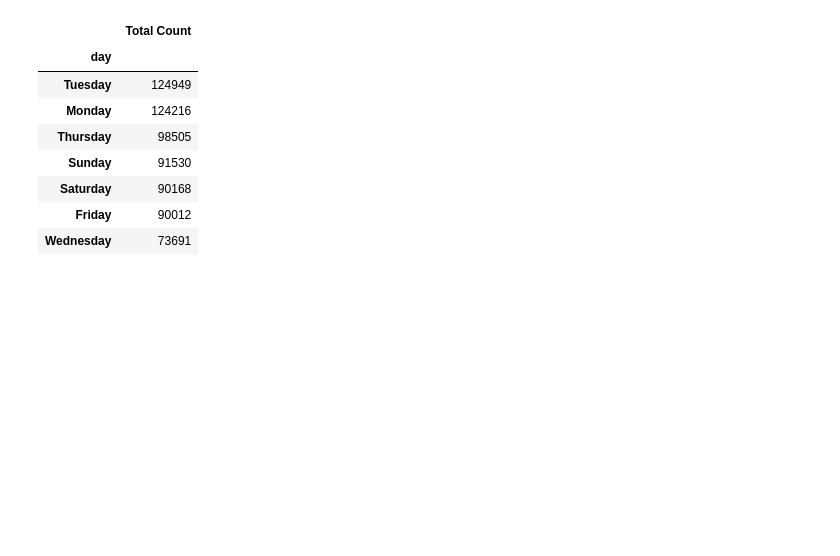
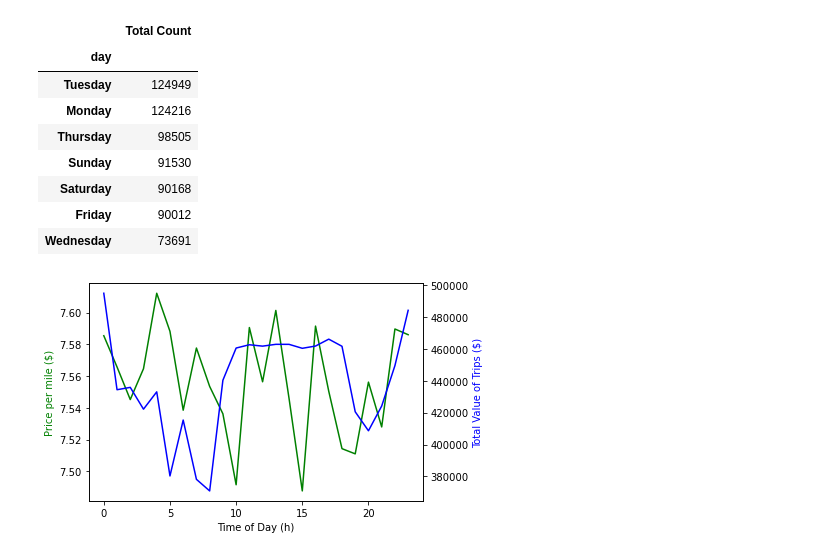
Before and after one commit to jillpeloquin13/UberProject, a Jupyter notebook: uber_data.ipynb, the cells around one changed output. Saved outputs shown, nothing was run; the diff lists cells and outputs as text; code cells hidden in the pictures; blank space fills up the shorter version.

```diff
--- a/uber_data.ipynb
+++ b/uber_data.ipynb
@@ -309,0 +330,45 @@ Total_rides_day_df
+# %%
+# Data analysis for binned time of day, average - total price for each hour for all of Boston, create line plot to show these data.
+# Set Bins
+# Creating a group based off of the bins
+Grouped_by_hour = clean_ride_data.groupby("hour")
+
+# Find how many rows fall into each bin
+Price_hour = (Grouped_by_hour["price"].mean())
+Price_total = (Grouped_by_hour["price"].sum())
+Hour = (Grouped_by_hour["hour"].mean())
+Distance = (Grouped_by_hour["distance"].mean())
+#Distance_Total = (Grouped_by_hour["distance"].sum())
+Price_per_mile = Price_hour/Distance
+
+Price_data = {
+                         "Average Price": Price_hour,
+                          "Total Value": Price_total,
+                          "Hour":Hour,
+                          "Distance": Distance,
+                           "Price per mile":Price_per_mile
+                      }
+
+Price_data_df= pd.DataFrame(Price_data)
+Price_data_df
+# Plot this as using two y axis for average price and then total value of that time
+
+Hour = Price_data_df["Hour"]
+Average_Price = Price_data_df["Average Price"]
+Total_Value = Price_data_df["Total Value"]
+Price_per_mile = Price_data_df["Price per mile"]
+
+fig, ax1 = plt.subplots()
+ax2 = ax1.twinx()
+
+ax1.plot(Hour, Price_per_mile, 'g-')
+ax2.plot(Hour, Total_Value, 'b-')
+
+ax1.set_xlabel('Time of Day (h)')
+ax1.set_ylabel('Price per mile ($)', color='g')
+ax2.set_ylabel('Total Value of Trips ($)', color='b')
+
+
+plt.show()
+# %% [output]
+[figure, added]
```
Also changed, not shown: parts of 21 cells of this notebook.
